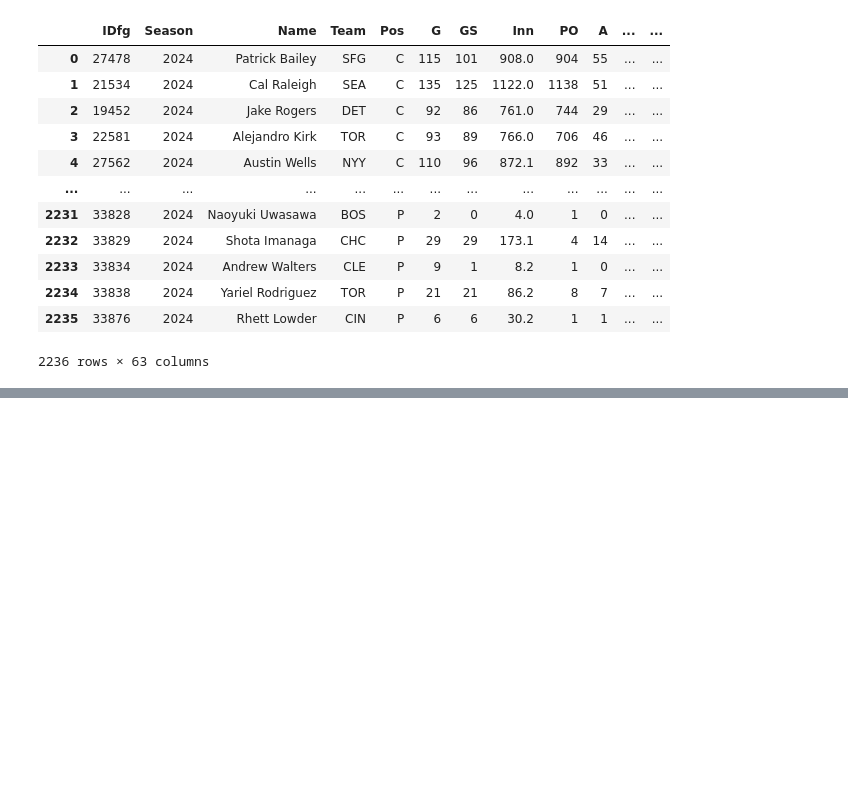
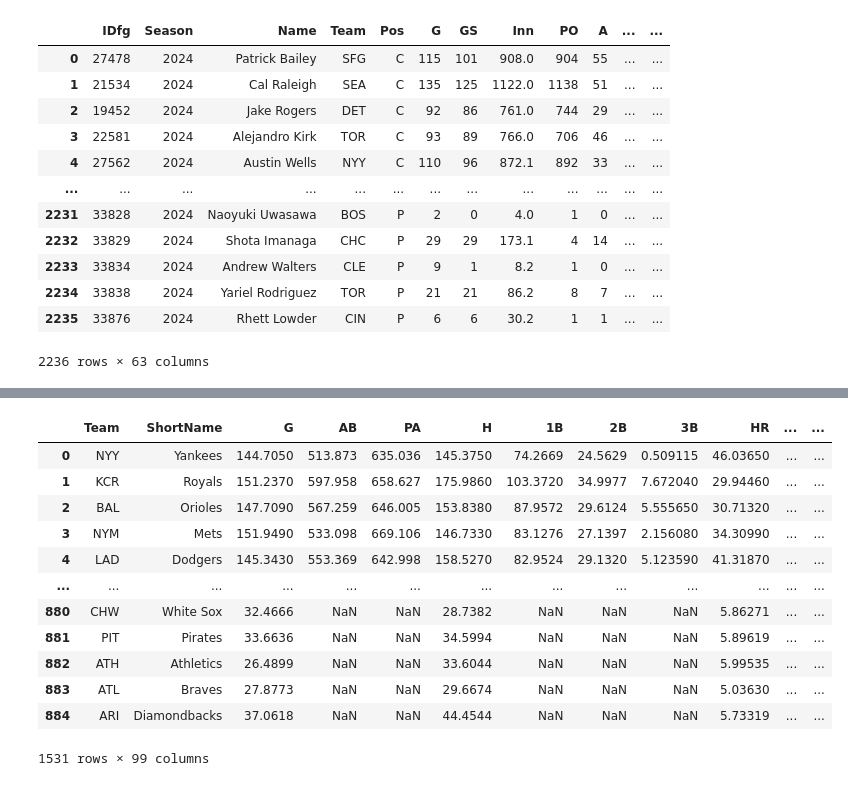
Before and after one commit to JamesYouL2/FantasyBaseball, a Jupyter notebook: draft/draft.ipynb, the cells around one changed output, grey strips where cells are left out. Saved outputs shown, nothing was run; the diff lists cells and outputs as text; code cells hidden in the pictures; blank space fills up the shorter version.

```diff
--- a/draft/draft.ipynb
+++ b/draft/draft.ipynb
@@ -188,0 +185,16 @@ final[['PlayerName','Team','Pos','BestPos','G','GS','W','SV','ERA','WHIP','KBB',
+# %%
+final
+# %% [output]
+|  | Team | ShortName | G | AB | PA | H | 1B | 2B | 3B | HR | ... | ... |
+| 0 | NYY | Yankees | 144.7050 | 513.873 | 635.036 | 145.3750 | 74.2669 | 24.5629 | 0.509115 | 46.03650 | ... | ... |
+| 1 | KCR | Royals | 151.2370 | 597.958 | 658.627 | 175.9860 | 103.3720 | 34.9977 | 7.672040 | 29.94460 | ... | ... |
+| 2 | BAL | Orioles | 147.7090 | 567.259 | 646.005 | 153.8380 | 87.9572 | 29.6124 | 5.555650 | 30.71320 | ... | ... |
+| 3 | NYM | Mets | 151.9490 | 533.098 | 669.106 | 146.7330 | 83.1276 | 27.1397 | 2.156080 | 34.30990 | ... | ... |
+| 4 | LAD | Dodgers | 145.3430 | 553.369 | 642.998 | 158.5270 | 82.9524 | 29.1320 | 5.123590 | 41.31870 | ... | ... |
+| ... | ... | ... | ... | ... | ... | ... | ... | ... | ... | ... | ... | ... |
+| 880 | CHW | White Sox | 32.4666 | NaN | NaN | 28.7382 | NaN | NaN | NaN | 5.86271 | ... | ... |
+| 881 | PIT | Pirates | 33.6636 | NaN | NaN | 34.5994 | NaN | NaN | NaN | 5.89619 | ... | ... |
+| 882 | ATH | Athletics | 26.4899 | NaN | NaN | 33.6044 | NaN | NaN | NaN | 5.99535 | ... | ... |
+| 883 | ATL | Braves | 27.8773 | NaN | NaN | 29.6674 | NaN | NaN | NaN | 5.03630 | ... | ... |
+| 884 | ARI | Diamondbacks | 37.0618 | NaN | NaN | 44.4544 | NaN | NaN | NaN | 5.73319 | ... | ... |
+1531 rows × 99 columns
```
Also changed, not shown: parts of 22 cells of this notebook, 2 other files.
